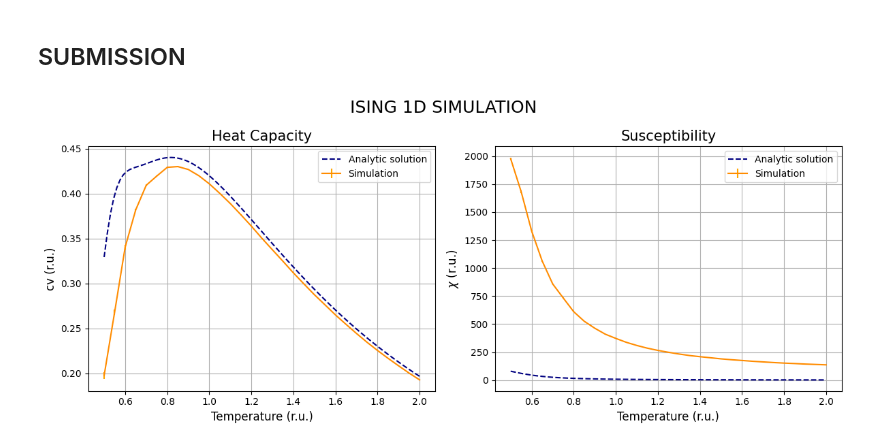
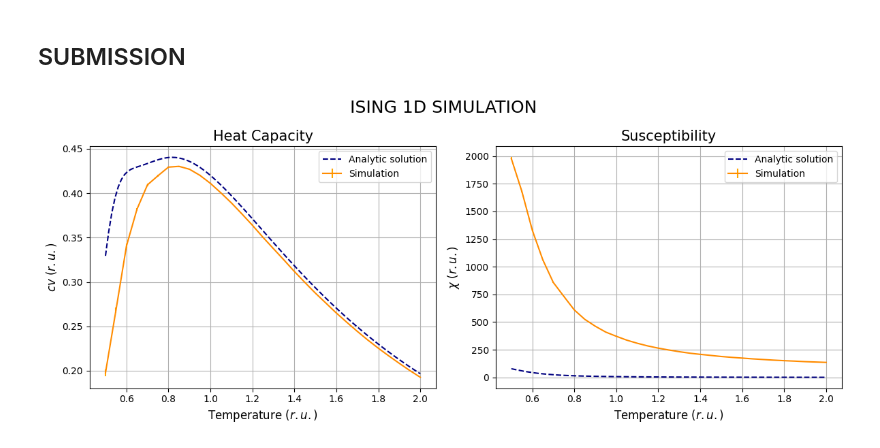
Before and after one commit to lazzerialberto/sim_numerica, a Jupyter notebook: lezione_6/LSN_Exercises_06.ipynb, the cells around one changed output. Drawn from its saved outputs; the diff is of its cells as text; code cells hidden in the pictures.

```diff
--- a/lezione_6/LSN_Exercises_06.ipynb
+++ b/lezione_6/LSN_Exercises_06.ipynb
@@ -163,35 +163,35 @@ J = 1.0
 Ns = 50
 th = np.tanh(J/T)
 thN= th**Ns
 ch = 1/th
 heat=((beta*J)**2)*(((1+thN+(Ns-1)*(th**2)+(Ns-1)*(ch**2)*thN)/(1+thN))-Ns*((th+ch*thN)/(1+thN))**2)
 X = beta*np.exp(2*beta*J)*(1-thN)/(1+thN)
 
 cv_data=pd.read_fwf("./NSL_SIMULATOR/OUTPUT/specific_heat.dat").iloc[:, 1:]
 x_data=pd.read_fwf("./NSL_SIMULATOR/OUTPUT/susceptibility.dat").iloc[:, 1:]
 
 fig=plt.figure(figsize=(12,5))
 
 ax1 = fig.add_subplot(1,2,1)
 ax1.plot(T, heat,color='navy',linestyle="--",label=r'Analytic solution')
 ax1.errorbar(x=cv_data["TEMP:"],y=cv_data["CV_AVE:"],yerr=cv_data["ERROR:"],color='darkorange',ecolor='orange',label=r'Simulation')
 ax1.set_title(r"Heat Capacity",fontsize=15)
-ax1.set_ylabel(r"cv (r.u.)",fontsize=12)
-ax1.set_xlabel(r'Temperature (r.u.)',fontsize=12)
+ax1.set_ylabel(r"$cv$ $(r.u.)$",fontsize=12)
+ax1.set_xlabel(r'Temperature $(r.u.)$',fontsize=12)
 ax1.grid(True)
 ax1.legend()
 
 ax2 = fig.add_subplot(1,2,2)
 ax2.plot(T, X,color='navy',linestyle="--",label=r'Analytic solution')
 ax2.errorbar(x=x_data["TEMP:"],y=x_data["X_AVE:"],yerr=x_data["ERROR:"],color='darkorange',ecolor='orange',label=r'Simulation')
 ax2.set_title(r"Susceptibility",fontsize=15)
-ax2.set_ylabel(r"$\chi$ (r.u.)",fontsize=12)
-ax2.set_xlabel(r'Temperature (r.u.)',fontsize=12)
+ax2.set_ylabel(r"$\chi$ $(r.u.)$",fontsize=12)
+ax2.set_xlabel(r'Temperature $(r.u.)$',fontsize=12)
 ax2.grid(True)
 ax2.legend()
 
 plt.suptitle(r"ISING 1D SIMULATION", fontsize=18)
 plt.tight_layout()
 plt.show()
 # %% [output]
-[figure, old version]
+[figure, new version]
```
